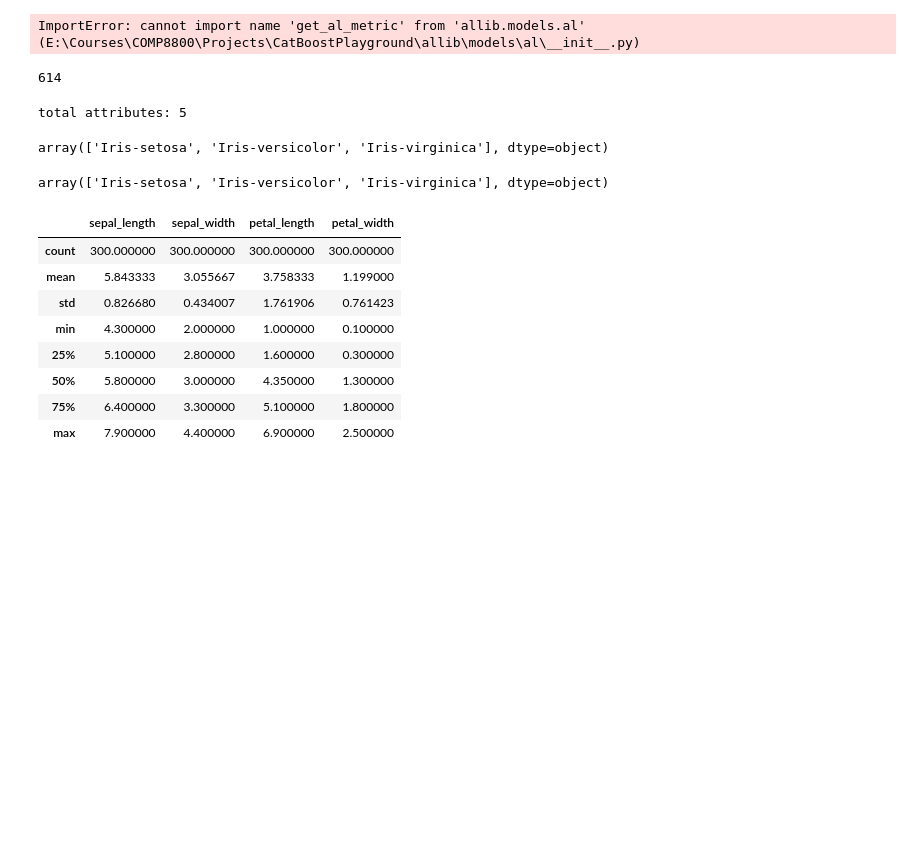
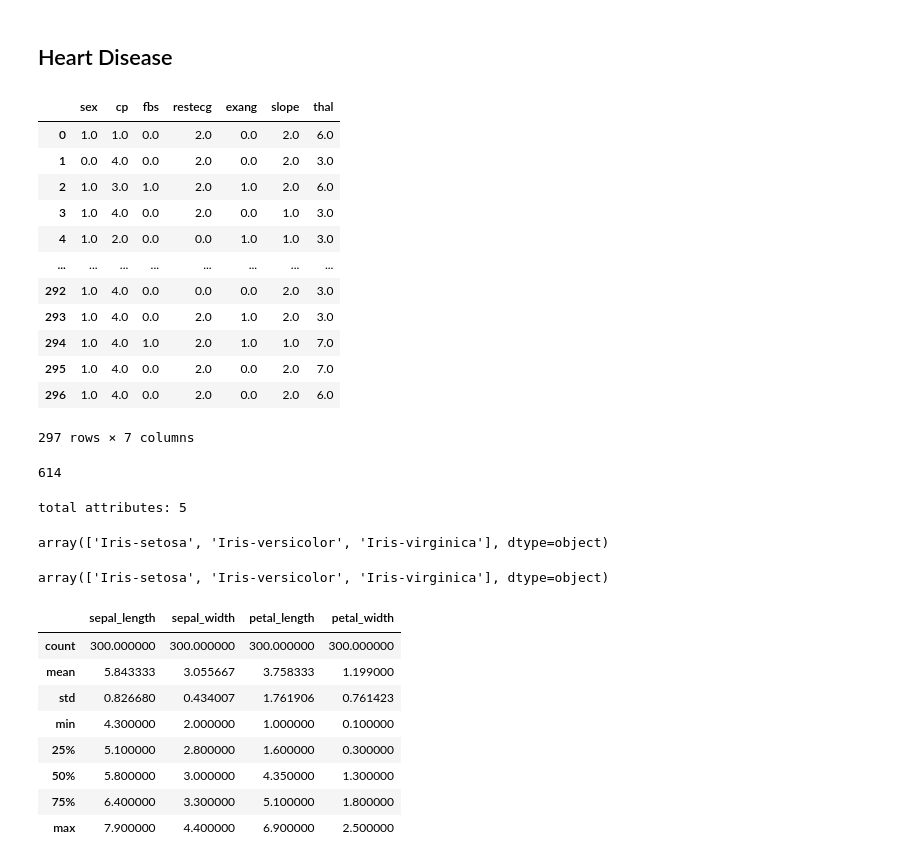
Before and after one commit to Jecosine/CatBoostPlayground, a Jupyter notebook: examples/load_datasets.ipynb, the cells around one changed output. Cells and saved outputs as stored; diff of their text form; code cells hidden in the pictures; blank space fills up the shorter version.

```diff
--- a/examples/load_datasets.ipynb
+++ b/examples/load_datasets.ipynb
@@ -9,13 +9,15 @@ import tqdm.notebook
 # %%
 import requests
 import os
+os.getcwd()
+os.chdir('/home/jecosine/Courses/Courses/COMP8800/Projects/CatBoostPlayground')
 # %reload_ext autoreload
 import allib
-from allib.models.al import get_al_metric
+from allib.models.al import get_al_strategy
 import importlib
 import pandas as pd
 import numpy as np
 
-importlib.reload(allib)
+# importlib.reload(allib)
-# %% [output]
-ImportError: cannot import name 'get_al_metric' from 'allib.models.al' (E:\Courses\COMP8800\Projects\CatBoostPlayground\allib\models\al\__init__.py)
+# %% [markdown]
+## Heart Disease
@@ -22,3 +30,42 @@ ImportError: cannot import name 'get_al_metric' from 'allib.models.al' (E:\Cours
+# %%
+ds = allib.datasets.load_uci("heart-disease")
+
+# find missing values
+ds.with_preprocess(
+    steps=[
+        "sample_n",
+        "categorical_only",
+        # "remove_constant_columns",
+        # "drop_duplicate_rows"
+    ],
+    params_list=[
+        {"n": 1000, "random_state": 0},
+        # {"encode": encode},
+        {},
+        # {}
+    ],
+    in_place=True
+)
+# df[df["ca"] == "?"]
+# all(df.iloc[166] != "?")
+# df_processed = df[df.apply(lambda row: all(row != "?"), axis=1)]
+# len(df_processed), len(df)
+# %%
+ds._data
+# %% [output]
+|  | sex | cp | fbs | restecg | exang | slope | thal |
+| 0 | 1.0 | 1.0 | 0.0 | 2.0 | 0.0 | 2.0 | 6.0 |
+| 1 | 0.0 | 4.0 | 0.0 | 2.0 | 0.0 | 2.0 | 3.0 |
+| 2 | 1.0 | 3.0 | 1.0 | 2.0 | 1.0 | 2.0 | 6.0 |
+| 3 | 1.0 | 4.0 | 0.0 | 2.0 | 0.0 | 1.0 | 3.0 |
+| 4 | 1.0 | 2.0 | 0.0 | 0.0 | 1.0 | 1.0 | 3.0 |
+| ... | ... | ... | ... | ... | ... | ... | ... |
+| 292 | 1.0 | 4.0 | 0.0 | 0.0 | 0.0 | 2.0 | 3.0 |
+| 293 | 1.0 | 4.0 | 0.0 | 2.0 | 1.0 | 2.0 | 3.0 |
+| 294 | 1.0 | 4.0 | 1.0 | 2.0 | 1.0 | 1.0 | 7.0 |
+| 295 | 1.0 | 4.0 | 0.0 | 2.0 | 0.0 | 2.0 | 7.0 |
+| 296 | 1.0 | 4.0 | 0.0 | 2.0 | 0.0 | 2.0 | 6.0 |
+297 rows × 7 columns
 # %%
 def _get_feature_info(info: dict, dataset_name: str):
     columns = []
```
Also changed, not shown: parts of 1 cell of this notebook, 8 other files.
